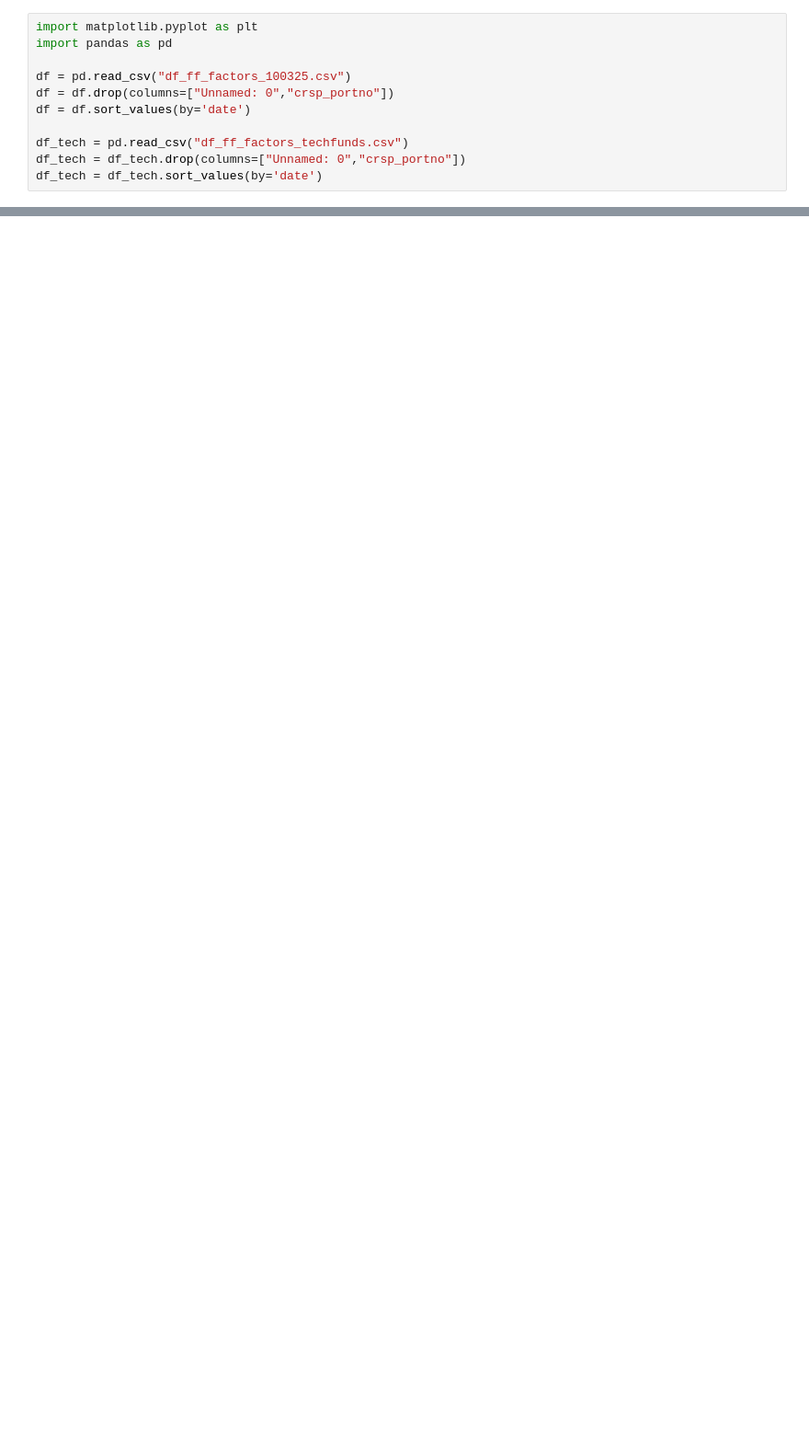
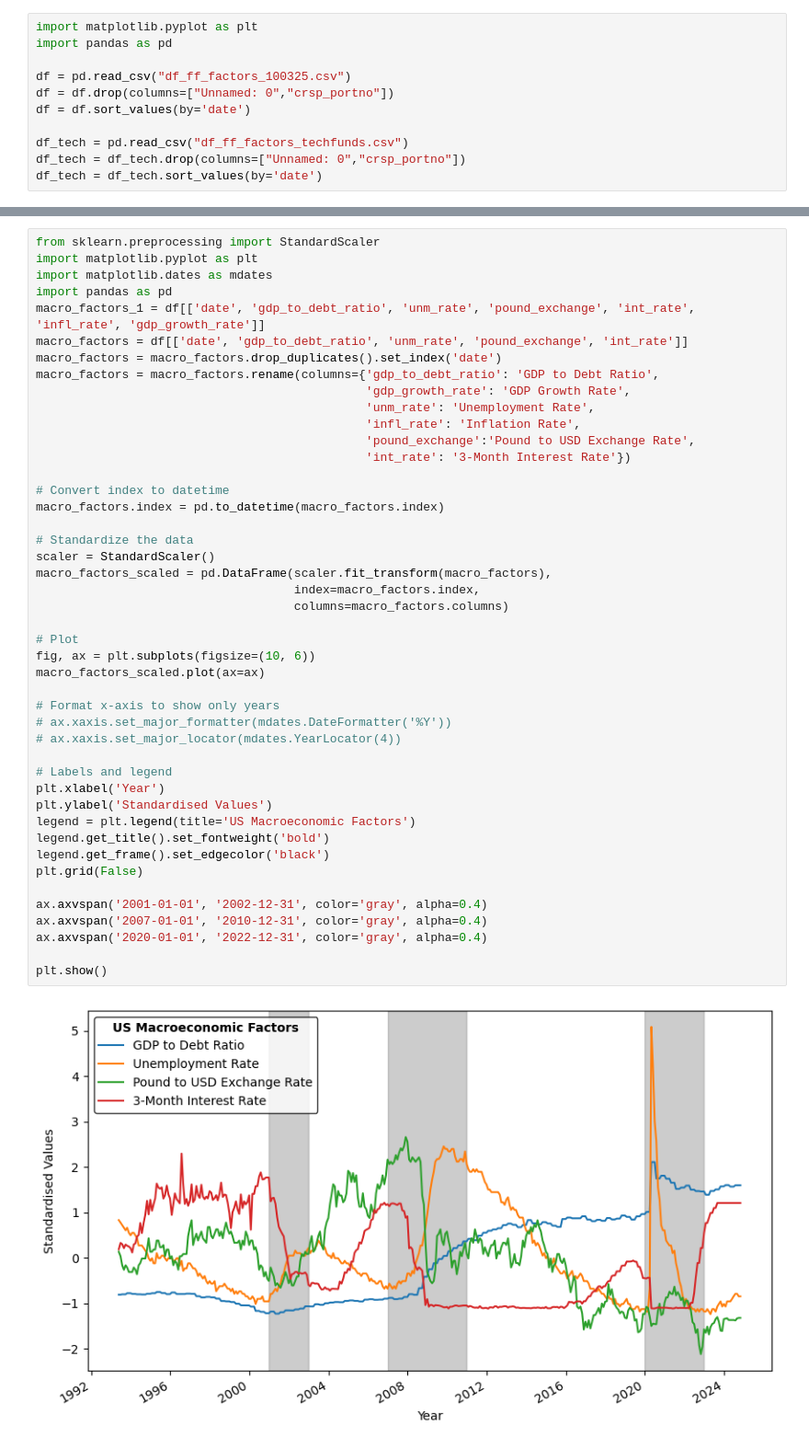
Before and after one commit to willafred/AlphaVision, a Jupyter notebook: eda.ipynb, the cells around one changed output, grey strips where cells are left out. Shown: that part at 92% size. Saved outputs shown, nothing was run; the diff lists cells and outputs as text; blank space fills up the shorter version.

```diff
--- a/eda.ipynb
+++ b/eda.ipynb
@@ -51,0 +38,47 @@ df_tech = df_tech.sort_values(by='date')
+# %%
+from sklearn.preprocessing import StandardScaler
+import matplotlib.pyplot as plt
+import matplotlib.dates as mdates
+import pandas as pd
+macro_factors_1 = df[['date', 'gdp_to_debt_ratio', 'unm_rate', 'pound_exchange', 'int_rate', 'infl_rate', 'gdp_growth_rate']]
+macro_factors = df[['date', 'gdp_to_debt_ratio', 'unm_rate', 'pound_exchange', 'int_rate']]
+macro_factors = macro_factors.drop_duplicates().set_index('date')
+macro_factors = macro_factors.rename(columns={'gdp_to_debt_ratio': 'GDP to Debt Ratio',
+                                              'gdp_growth_rate': 'GDP Growth Rate',
+                                              'unm_rate': 'Unemployment Rate',
+                                              'infl_rate': 'Inflation Rate',
+                                              'pound_exchange':'Pound to USD Exchange Rate',
+                                              'int_rate': '3-Month Interest Rate'})
+
+# Convert index to datetime
+macro_factors.index = pd.to_datetime(macro_factors.index)
+
+# Standardize the data
+scaler = StandardScaler()
+macro_factors_scaled = pd.DataFrame(scaler.fit_transform(macro_factors),
+                                    index=macro_factors.index,
+                                    columns=macro_factors.columns)
+
+# Plot
+fig, ax = plt.subplots(figsize=(10, 6))
+macro_factors_scaled.plot(ax=ax)
+
+# Format x-axis to show only years
+# ax.xaxis.set_major_formatter(mdates.DateFormatter('%Y'))
+# ax.xaxis.set_major_locator(mdates.YearLocator(4))
+
+# Labels and legend
+plt.xlabel('Year')
+plt.ylabel('Standardised Values')
+legend = plt.legend(title='US Macroeconomic Factors')
+legend.get_title().set_fontweight('bold')
+legend.get_frame().set_edgecolor('black')
+plt.grid(False)
+
+ax.axvspan('2001-01-01', '2002-12-31', color='gray', alpha=0.4)
+ax.axvspan('2007-01-01', '2010-12-31', color='gray', alpha=0.4)
+ax.axvspan('2020-01-01', '2022-12-31', color='gray', alpha=0.4)
+
+plt.show()
+# %% [output]
+[figure, added]
```
Also changed, not shown: parts of 5 cells of this notebook, 4 other files.
